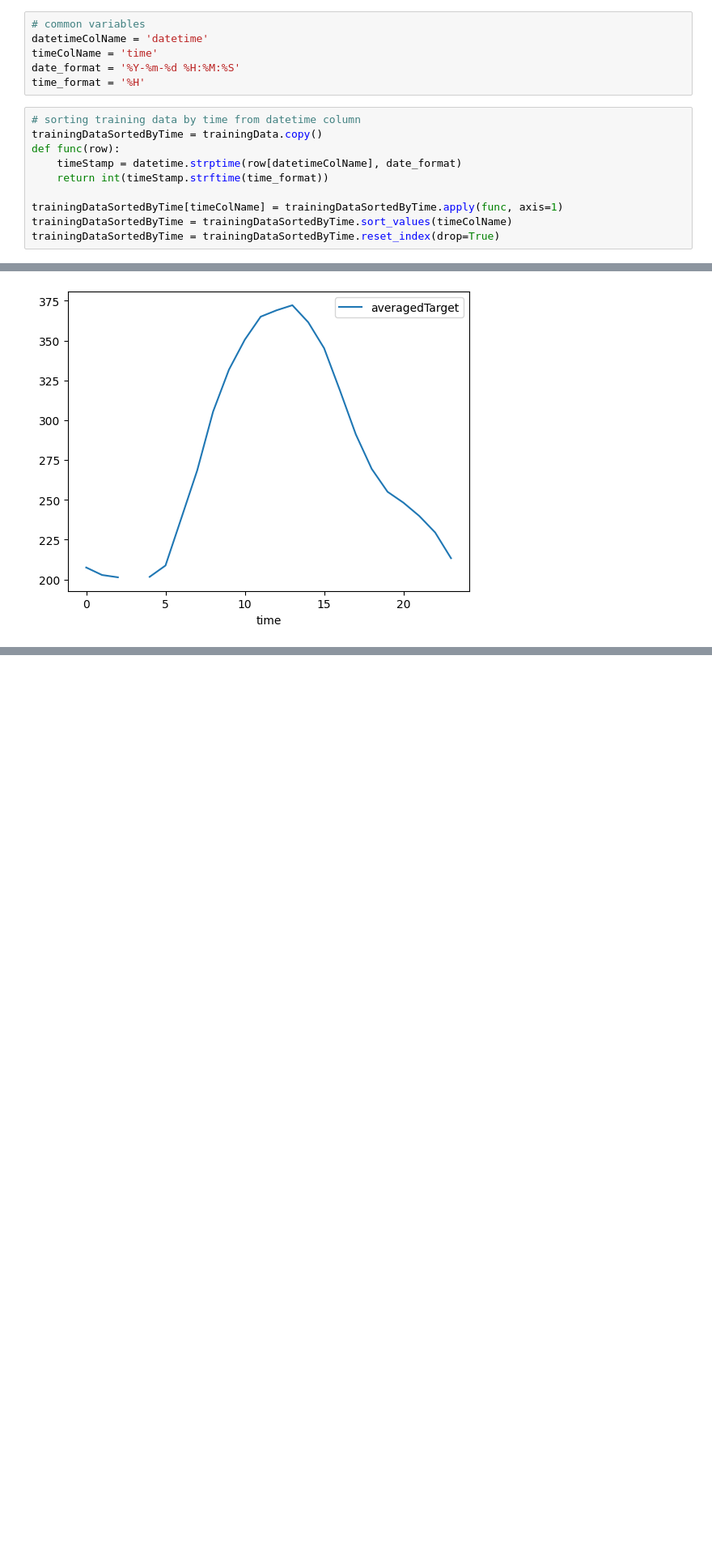
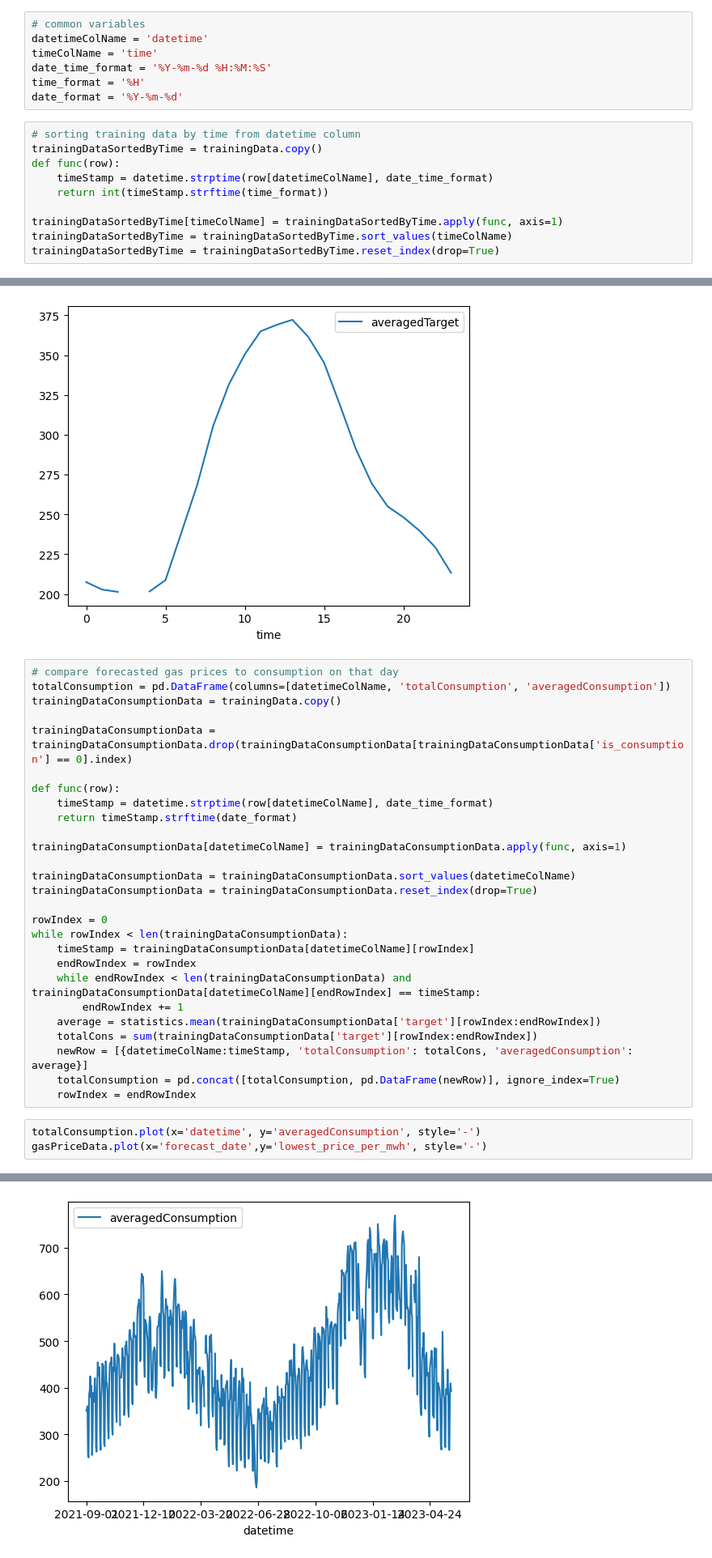
Before and after one commit to udai-arneja/enfit-kaggle, a Jupyter notebook: data-cleanup-observations.ipynb, the cells around one changed output, grey strips where cells are left out. Shown at 81% size. Drawn from its saved outputs; the diff is of its cells as text; blank space fills up the shorter version.

Commit message:
data observation: comparison of gas prices - total/averaged consumption

```diff
--- a/data-cleanup-observations.ipynb
+++ b/data-cleanup-observations.ipynb
@@ -16,13 +16,14 @@ weatherToCountyMap = pd.read_csv("/kaggle/input/predict-energy-behavior-of-prosu
 # common variables
 datetimeColName = 'datetime'
 timeColName = 'time'
-date_format = '%Y-%m-%d %H:%M:%S'
+date_time_format = '%Y-%m-%d %H:%M:%S'
 time_format = '%H'
+date_format = '%Y-%m-%d'
 # %%
 # sorting training data by time from datetime column
 trainingDataSortedByTime = trainingData.copy()
 def func(row):
-    timeStamp = datetime.strptime(row[datetimeColName], date_format)
+    timeStamp = datetime.strptime(row[datetimeColName], date_time_format)
     return int(timeStamp.strftime(time_format))
 
 trainingDataSortedByTime[timeColName] = trainingDataSortedByTime.apply(func, axis=1)
@@ -47,3 +48,34 @@ averagedData.plot(x=timeColName, y='averagedTarget', style='-')
 # %% [output]
 <Axes: xlabel='time'>
 [figure]
+# %%
+# compare forecasted gas prices to consumption on that day
+totalConsumption = pd.DataFrame(columns=[datetimeColName, 'totalConsumption', 'averagedConsumption'])
+trainingDataConsumptionData = trainingData.copy()
+
+trainingDataConsumptionData = trainingDataConsumptionData.drop(trainingDataConsumptionData[trainingDataConsumptionData['is_consumption'] == 0].index)
+
+def func(row):
+    timeStamp = datetime.strptime(row[datetimeColName], date_time_format)
+    return timeStamp.strftime(date_format)
+
+trainingDataConsumptionData[datetimeColName] = trainingDataConsumptionData.apply(func, axis=1)
+
+trainingDataConsumptionData = trainingDataConsumptionData.sort_values(datetimeColName)
+trainingDataConsumptionData = trainingDataConsumptionData.reset_index(drop=True)
+
+rowIndex = 0
+while rowIndex < len(trainingDataConsumptionData):
+    timeStamp = trainingDataConsumptionData[datetimeColName][rowIndex]
+    endRowIndex = rowIndex
+    while endRowIndex < len(trainingDataConsumptionData) and trainingDataConsumptionData[datetimeColName][endRowIndex] == timeStamp:
+        endRowIndex += 1
+    average = statistics.mean(trainingDataConsumptionData['target'][rowIndex:endRowIndex])
+    totalCons = sum(trainingDataConsumptionData['target'][rowIndex:endRowIndex])
+    newRow = [{datetimeColName:timeStamp, 'totalConsumption': totalCons, 'averagedConsumption': average}]
+    totalConsumption = pd.concat([totalConsumption, pd.DataFrame(newRow)], ignore_index=True)
+    rowIndex = endRowIndex
+# %%
+totalConsumption.plot(x='datetime', y='averagedConsumption', style='-')
+gasPriceData.plot(x='forecast_date',y='lowest_price_per_mwh', style='-')
+# %% [output]
@@ -49,0 +83 @@ averagedData.plot(x=timeColName, y='averagedTarget', style='-')
+[figure, added]
```
Also changed, not shown: parts of 1 cell of this notebook.
